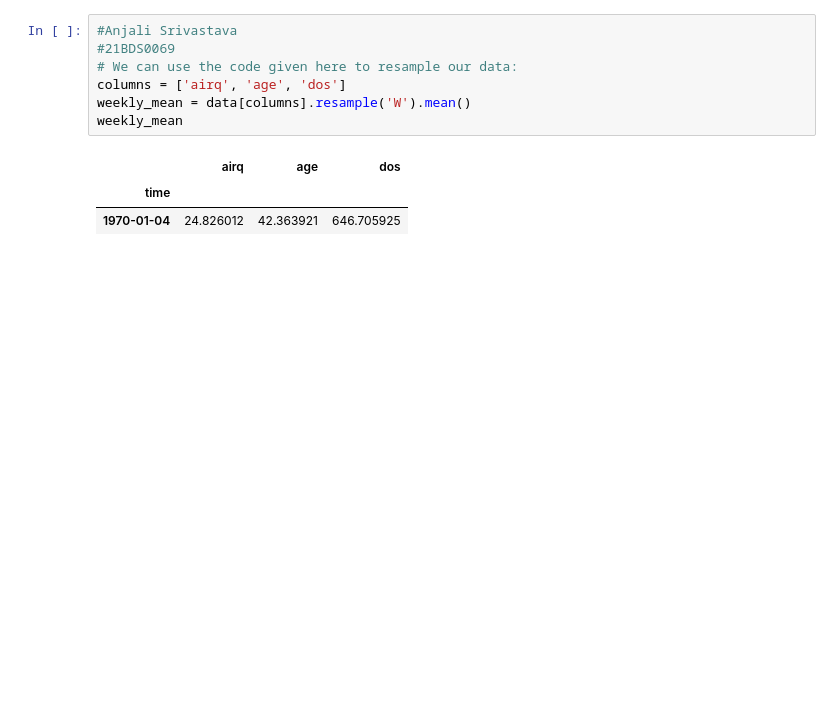
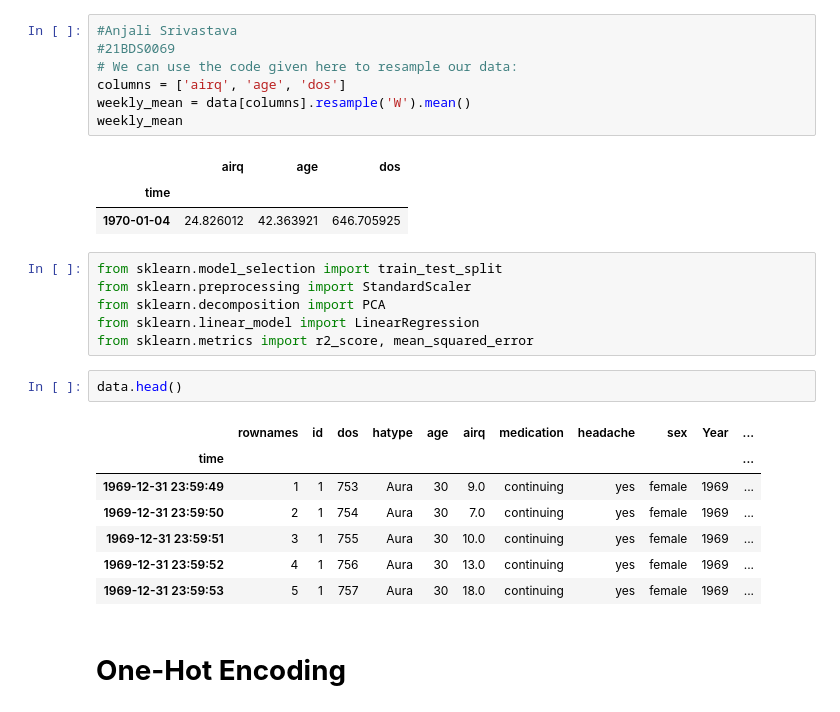
Before and after one commit to anjli1810/Exploratory_Data_Analysis, a Jupyter notebook: 21BDS0069.ipynb, the cells around one changed output. Drawn from its saved outputs; the diff is of its cells as text; blank space fills up the shorter version.

```diff
--- a/21BDS0069.ipynb
+++ b/21BDS0069.ipynb
@@ -767,3 +767,21 @@ weekly_mean
 |  | airq | age | dos |
 | time |  |  |  |
 | 1970-01-04 | 24.826012 | 42.363921 | 646.705925 |
+# %%
+from sklearn.model_selection import train_test_split
+from sklearn.preprocessing import StandardScaler
+from sklearn.decomposition import PCA
+from sklearn.linear_model import LinearRegression
+from sklearn.metrics import r2_score, mean_squared_error
+# %%
+data.head()
+# %% [output]
+|  | rownames | id | dos | hatype | age | airq | medication | headache | sex | Year | ... |
+| time |  |  |  |  |  |  |  |  |  |  | ... |
+| 1969-12-31 23:59:49 | 1 | 1 | 753 | Aura | 30 | 9.0 | continuing | yes | female | 1969 | ... |
+| 1969-12-31 23:59:50 | 2 | 1 | 754 | Aura | 30 | 7.0 | continuing | yes | female | 1969 | ... |
+| 1969-12-31 23:59:51 | 3 | 1 | 755 | Aura | 30 | 10.0 | continuing | yes | female | 1969 | ... |
+| 1969-12-31 23:59:52 | 4 | 1 | 756 | Aura | 30 | 13.0 | continuing | yes | female | 1969 | ... |
+| 1969-12-31 23:59:53 | 5 | 1 | 757 | Aura | 30 | 18.0 | continuing | yes | female | 1969 | ... |
+# %% [markdown]
+# **One-Hot Encoding**
```
Also changed, not shown: parts of 35 cells of this notebook.
